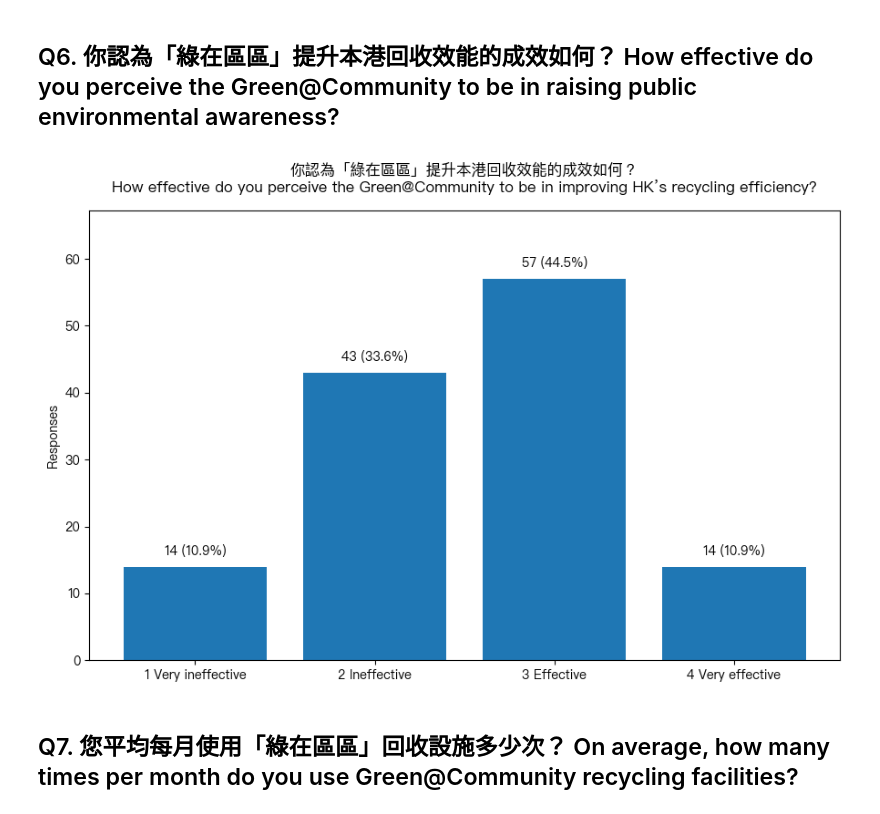
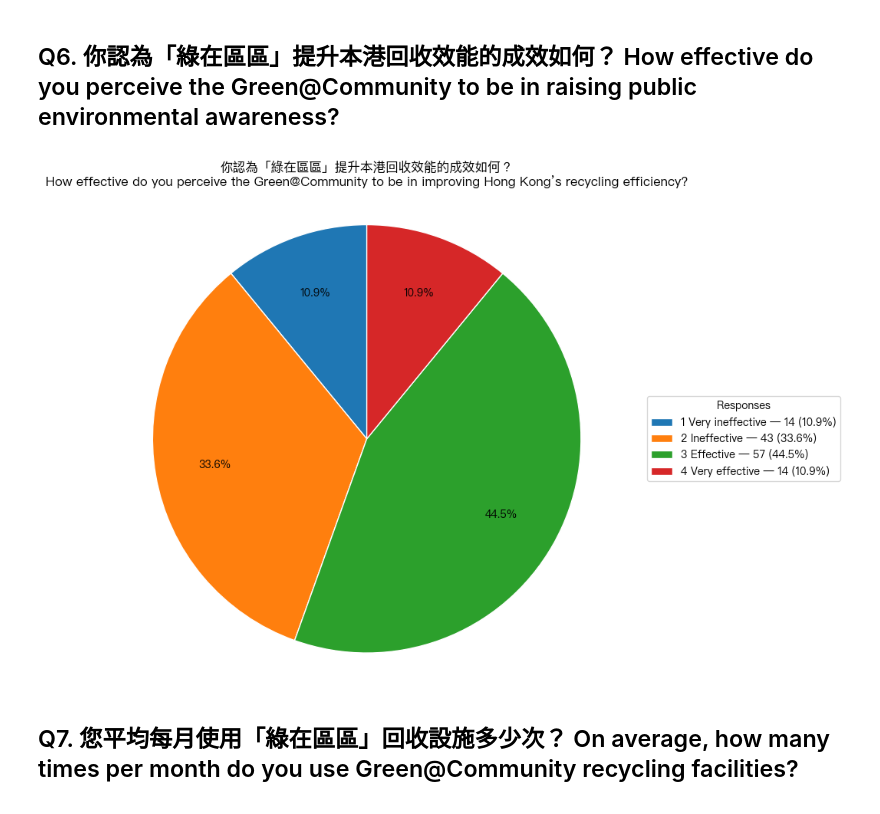
Before and after one commit to Tony0824X/Green-Community_DataAnalysis, a Jupyter notebook: Green@Community_DataAnalysis/Simple statistics visualisation/Simple statistics visualisation.ipynb, the cells around one changed output. Saved outputs shown, nothing was run; the diff lists cells and outputs as text; code cells hidden in the pictures.

```diff
--- a/Green@Community_DataAnalysis/Simple statistics visualisation/Simple statistics visualisation.ipynb
+++ b/Green@Community_DataAnalysis/Simple statistics visualisation/Simple statistics visualisation.ipynb
@@ -697,16 +707,14 @@ plt.show()
 ## Q6. 你認為「綠在區區」提升本港回收效能的成效如何？ How effective do you perceive the Green@Community to be in raising public environmental awareness?
 # %%
 # ------------------------------------------------------------
-# Vertical Bar Chart (white background)
+# Pie Chart (white background; legend on the right)
 # 問題 / Question:
 # 「你認為『綠在區區』提升本港回收效能的成效如何？」
-# "How effective do you perceive the Green@Community to be in improving HK’s recycling efficiency?"
-# (Some spreadsheets may keep the older English text about "raising public environmental awareness";
-#  this script matches BOTH so it still finds the right column.)
+# "How effective do you perceive the Green@Community to be in improving Hong Kong’s recycling efficiency?"
 #
 # How to run in 1.1.ipynb or VS Code:
 #   - Ensure the Excel file exists at: ../GCAP3226 G@C Survey Responses_cleaned data.xlsx
-#   - Run this cell / script. It displays ONE vertical bar chart and prints nothing else.
+#   - Run this cell / script. It displays ONE pie chart and prints nothing else.
 # ------------------------------------------------------------
 
 # ---------- install deps if missing ----------
@@ -731,84 +739,96 @@ from pathlib import Path
 data_path = Path("../GCAP3226 G@C Survey Responses_cleaned data.xlsx")
 df = pd.read_excel(data_path, engine="openpyxl")
 
-# ---------- find the column for this question ----------
+# ---------- find the column for this question (CN/EN; robust to spacing & variants) ----------
 patterns = [
-    r"你認為.*綠在區區.*提升.*回收效能.*成效.*如何",  # Chinese (recycling efficiency)
-    r"how\s*effective\s*do\s*you\s*perceive\s*the\s*green@community\s*to\s*be\s*in\s*improv\w*\s*(hong\s*kong[’']?s\s*)?recycling\s*efficiency"
+    # English (efficiency focus)
+    r"how\s+effective.*green@community.*(improv(e|ing)\s+(hk|hong\s*kong)[’']?s?\s*recycling\s*efficiency|recycling\s*efficiency)",
+    # Chinese
+    r"你認為.*綠在區區.*提升.*本港.*回收效能.*成效.*如何",
 ]
 def find_col(columns):
     cols = [(c, re.sub(r"\s+", " ", str(c)).strip()) for c in columns]
     for c, norm in cols:
         if any(re.search(p, norm, flags=re.IGNORECASE) for p in patterns):
             return c
+    # last resort heuristic
     for c, norm in cols:
-        if re.search(r"green@community", norm, flags=re.IGNORECASE) and re.search(r"effective|效能|成效", norm, flags=re.IGNORECASE):
+        if re.search(r"green@community", norm, flags=re.IGNORECASE) and re.search(r"effective|成效|效能", norm, flags=re.IGNORECASE):
             return c
     return None
 
 col = find_col(df.columns)
 if col is None:
-    raise RuntimeError("Could not find the survey column for the effectiveness (recycling efficiency) question.")
+    raise RuntimeError("Could not find the survey column for the recycling-efficiency effectiveness question.")
 
-# ---------- clean & map responses (Likert 1–4) ----------
+# ---------- map responses to Likert 1–4 and final labels ----------
 series = df[col].dropna()
 
 text_to_num = {
+    # 1 Very ineffective
     "very ineffective": 1, "非常無效": 1, "極不有效": 1, "1": 1, 1: 1,
+    # 2 Ineffective
     "ineffective": 2, "無效": 2, "較無效": 2, "2": 2, 2: 2,
+    # 3 Effective
     "effective": 3, "有效": 3, "較有效": 3, "3": 3, 3: 3,
+    # 4 Very effective
     "very effective": 4, "非常有效": 4, "極有效": 4, "4": 4, 4: 4,
 }
 def to_num(v):
     s = str(v).strip().lower()
     return text_to_num.get(v, text_to_num.get(s))
 
 nums = series.map(to_num).dropna().astype(int)
 
 label_map = {
     1: "1 Very ineffective",
     2: "2 Ineffective",
     3: "3 Effective",
     4: "4 Very effective",
 }
-
+labels = [label_map[i] for i in [1, 2, 3, 4]]
 counts = nums.value_counts().reindex([1, 2, 3, 4], fill_value=0)
-perc = (counts / counts.sum() * 100).round(1) if counts.sum() > 0 else counts.astype(float)
-x_labels = [label_map[i] for i in [1, 2, 3, 4]]
+total = int(counts.sum())
 
 # ---------- fonts (Chinese-capable if available) ----------
 for font_name in ["Noto Sans CJK TC", "PingFang TC", "PingFang HK", "Microsoft JhengHei", "SimHei"]:
     if any(font_name in f.name for f in matplotlib.font_manager.fontManager.ttflist):
         plt.rcParams["font.family"] = font_name
         break
 plt.rcParams["axes.unicode_minus"] = False
 
-# ---------- plot (vertical bar chart with value labels; white background) ----------
-fig, ax = plt.subplots(figsize=(9, 6), facecolor="white")
+# ---------- plot (pie with legend to avoid overlap) ----------
+fig, ax = plt.subplots(figsize=(10, 7), facecolor="white")
 ax.set_facecolor("white")
 
-bars = ax.bar(range(len(counts)), counts.values)
+wedges, texts, autotexts = ax.pie(
+    counts.values,
+    startangle=90,
+    autopct=(lambda p: f"{p:.1f}%") if total > 0 else None,
+    pctdistance=0.72,
+    wedgeprops=dict(edgecolor="white"),
+)
 
-ax.set_xticks(range(len(counts)))
-ax.set_xticklabels(x_labels, rotation=0, ha="center")
+legend_labels = [
+    f"{labels[i]} — {int(counts.values[i])} ({(counts.values[i]/total*100 if total else 0):.1f}%)"
+    for i in range(len(labels))
+]
+ax.legend(
+    wedges, legend_labels,
+    title="Responses",
+    loc="center left",
+    bbox_to_anchor=(1.02, 0.5),
+    borderaxespad=0.0,
+)
 
-total = counts.sum()
-ymax = counts.max() * 1.18 if counts.max() > 0 else 1
-ax.set_ylim(0, ymax)
-
-for rect, v, p in zip(bars, counts.values, perc.values):
-    ax.text(rect.get_x() + rect.get_width()/2, rect.get_height() + ymax*0.02,
-            f"{int(v)} ({p:.1f}%)", ha="center", va="bottom")
-
-ax.set_ylabel("Responses")
 title_cn = "你認為「綠在區區」提升本港回收效能的成效如何？"
-title_en = "How effective do you perceive the Green@Community to be in improving HK’s recycling efficiency?"
-ax.set_title(title_cn + "\n" + title_en, pad=14)
-
+title_en = "How effective do you perceive the Green@Community to be in improving Hong Kong’s recycling efficiency?"
+ax.set_title(title_cn + "\n" + title_en, pad=16)
+ax.axis("equal")  # keep the pie circular
 plt.tight_layout()
 plt.show()
 # %% [output]
-[figure, old version]
+[figure, new version]
 # %% [markdown]
 ## Q7. 您平均每月使用「綠在區區」回收設施多少次？ On average, how many times per month do you use Green@Community recycling facilities?
 # %%
```
Also changed, not shown: parts of 14 cells of this notebook, 1 other file.
